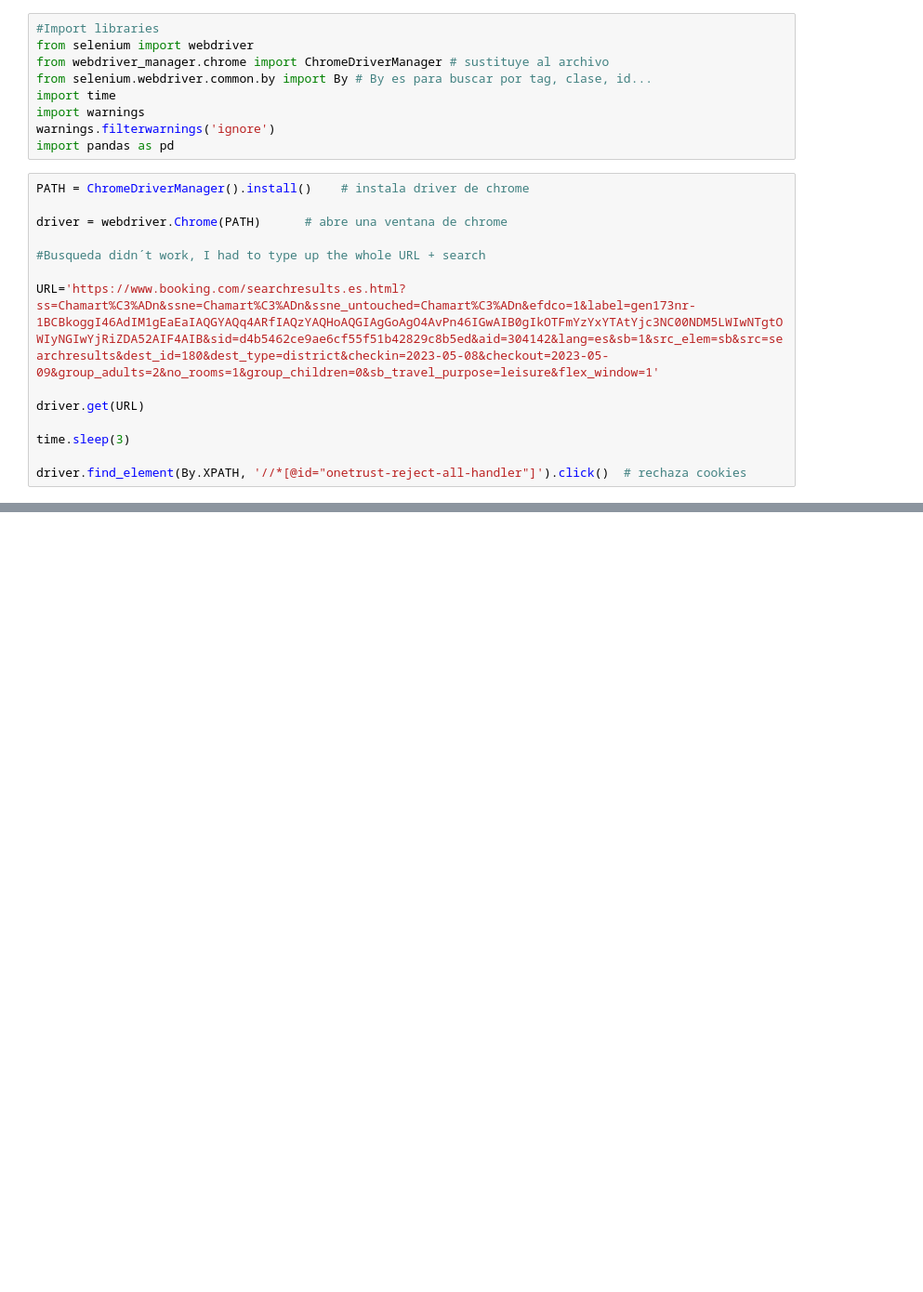
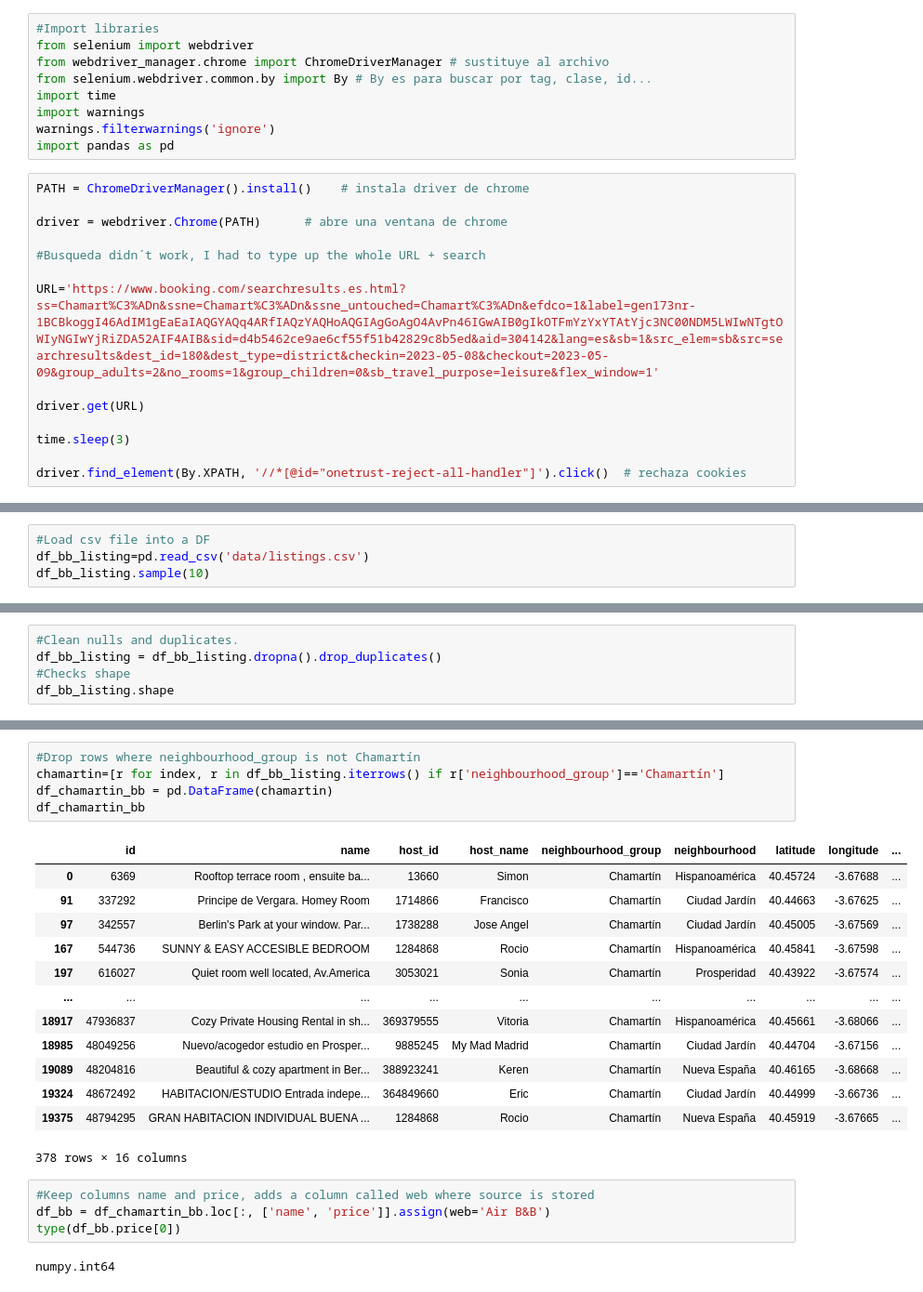
Before and after one commit to GuilleJuanco/Proyecto_ETL, a Jupyter notebook: main.ipynb, the cells around one changed output, grey strips where cells are left out. Shown: that part at 93% size. Cells and saved outputs as stored; diff of their text form; blank space fills up the shorter version.

```diff
--- a/main.ipynb
+++ b/main.ipynb
@@ -125,0 +126,4 @@ df_booking
+# %%
+#Load csv file into a DF
+df_bb_listing=pd.read_csv('data/listings.csv')
+df_bb_listing.sample(10)
@@ -125,0 +147,5 @@ df_booking
+# %%
+#Clean nulls and duplicates.
+df_bb_listing = df_bb_listing.dropna().drop_duplicates()
+#Checks shape
+df_bb_listing.shape
@@ -125,0 +174,25 @@ df_booking
+# %%
+#Drop rows where neighbourhood_group is not Chamartín
+chamartin=[r for index, r in df_bb_listing.iterrows() if r['neighbourhood_group']=='Chamartín']
+df_chamartin_bb = pd.DataFrame(chamartin)
+df_chamartin_bb
+# %% [output]
+|  | id | name | host_id | host_name | neighbourhood_group | neighbourhood | latitude | longitude | ... |
+| 0 | 6369 | Rooftop terrace room , ensuite ba... | 13660 | Simon | Chamartín | Hispanoamérica | 40.45724 | -3.67688 | ... |
+| 91 | 337292 | Principe de Vergara. Homey Room | 1714866 | Francisco | Chamartín | Ciudad Jardín | 40.44663 | -3.67625 | ... |
+| 97 | 342557 | Berlin's Park at your window. Par... | 1738288 | Jose Angel | Chamartín | Ciudad Jardín | 40.45005 | -3.67569 | ... |
+| 167 | 544736 | SUNNY & EASY ACCESIBLE BEDROOM | 1284868 | Rocio | Chamartín | Hispanoamérica | 40.45841 | -3.67598 | ... |
+| 197 | 616027 | Quiet room well located, Av.America | 3053021 | Sonia | Chamartín | Prosperidad | 40.43922 | -3.67574 | ... |
+| ... | ... | ... | ... | ... | ... | ... | ... | ... | ... |
+| 18917 | 47936837 | Cozy Private Housing Rental in sh... | 369379555 | Vitoria | Chamartín | Hispanoamérica | 40.45661 | -3.68066 | ... |
+| 18985 | 48049256 | Nuevo/acogedor estudio en Prosper... | 9885245 | My Mad Madrid | Chamartín | Ciudad Jardín | 40.44704 | -3.67156 | ... |
+| 19089 | 48204816 | Beautiful & cozy apartment in Ber... | 388923241 | Keren | Chamartín | Nueva España | 40.46165 | -3.68668 | ... |
+| 19324 | 48672492 | HABITACION/ESTUDIO Entrada indepe... | 364849660 | Eric | Chamartín | Ciudad Jardín | 40.44999 | -3.66736 | ... |
+| 19375 | 48794295 | GRAN HABITACION INDIVIDUAL BUENA ... | 1284868 | Rocio | Chamartín | Nueva España | 40.45919 | -3.67665 | ... |
+378 rows × 16 columns
+# %%
+#Keep columns name and price, adds a column called web where source is stored
+df_bb = df_chamartin_bb.loc[:, ['name', 'price']].assign(web='Air B&B')
+type(df_bb.price[0])
+# %% [output]
+numpy.int64
```
Also changed, not shown: parts of 8 cells of this notebook, 1 other file.
